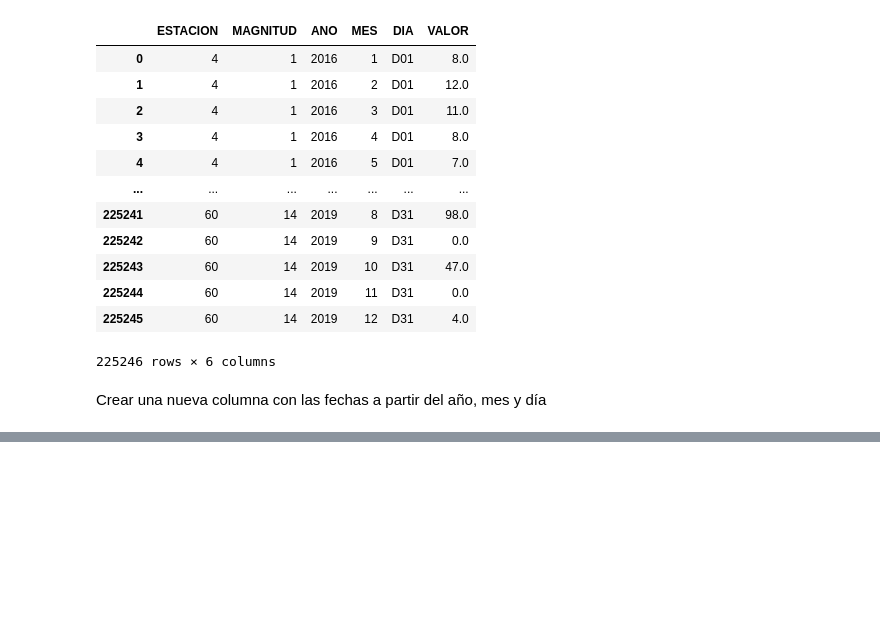
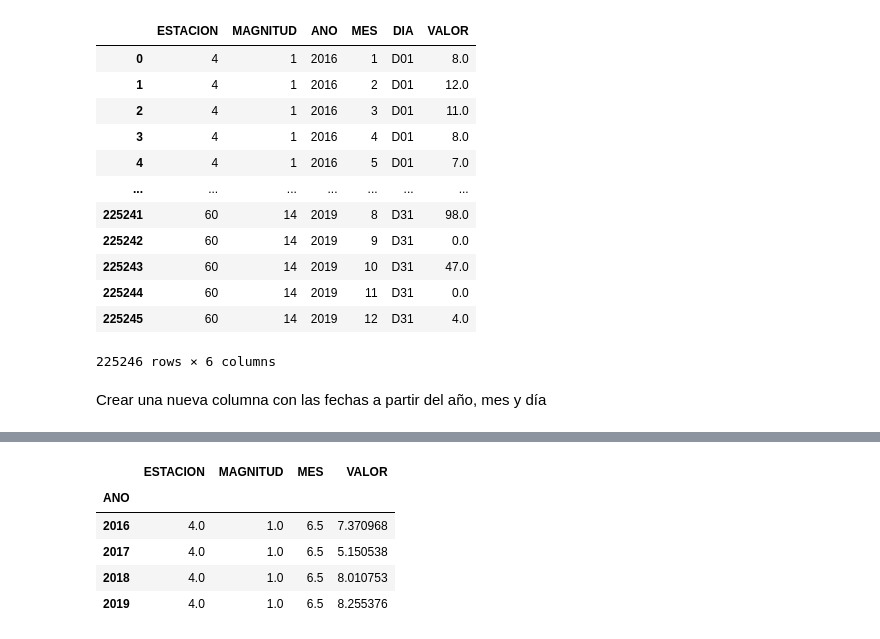
Before and after one commit to kineticske/np-pd-practice, a Jupyter notebook: analisis_e.ipynb, the cells around one changed output, grey strips where cells are left out. Cells and saved outputs as stored; diff of their text form; code cells hidden in the pictures; blank space fills up the shorter version.

```diff
--- a/analisis_e.ipynb
+++ b/analisis_e.ipynb
@@ -87,0 +90,9 @@ Name: Fecha, Length: 225246, dtype: object
+# %%
+dataT[(dataT.ESTACION==4)&(dataT.MAGNITUD==1)].groupby('ANO').mean()
+# %% [output]
+|  | ESTACION | MAGNITUD | MES | VALOR |
+| ANO |  |  |  |  |
+| 2016 | 4.0 | 1.0 | 6.5 | 7.370968 |
+| 2017 | 4.0 | 1.0 | 6.5 | 5.150538 |
+| 2018 | 4.0 | 1.0 | 6.5 | 8.010753 |
+| 2019 | 4.0 | 1.0 | 6.5 | 8.255376 |
```
Also changed, not shown: parts of 9 cells of this notebook.
